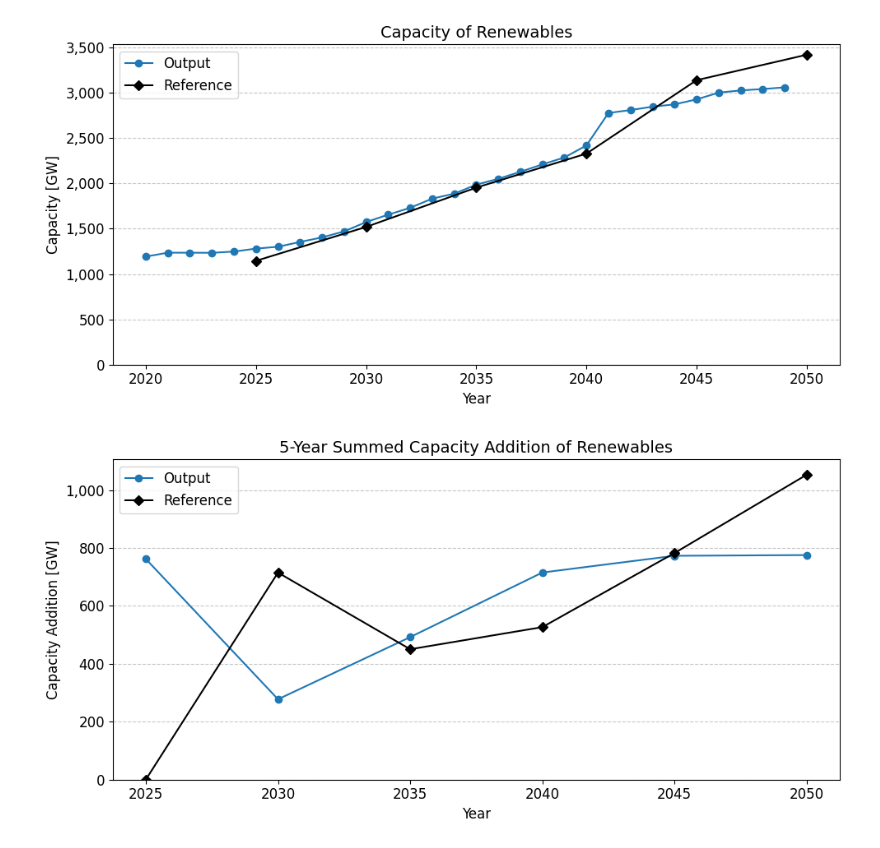
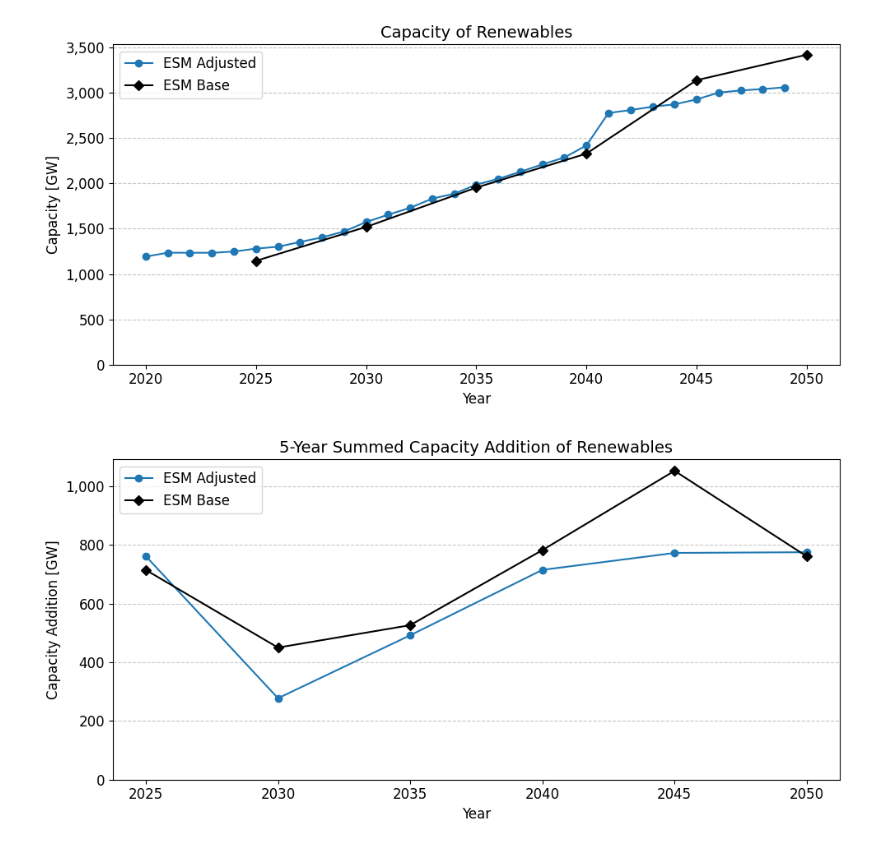
Before and after one commit to NicolaL1/ZEN-garden_SP, a Jupyter notebook: Data/energy_sytem/ESM_dataset_vs_example.ipynb, the cells around one changed output. Saved outputs shown, nothing was run; the diff lists cells and outputs as text; code cells hidden in the pictures.

```diff
--- a/Data/energy_sytem/ESM_dataset_vs_example.ipynb
+++ b/Data/energy_sytem/ESM_dataset_vs_example.ipynb
@@ -11,19 +11,24 @@ input_datasets = [
     'energy_transition_example_output',
 ]
 
-input_labels = ['output', 'reference']
+input_labels = ['ESM_adjusted', 'ESM_base']
 
 paths_input = [os.path.join("outputs", name) for name in input_datasets]
 results_input = [Results(path) for path in paths_input]
 
 input_start_years = {
-    'output': 2020,
-    'reference': 2025,
+    'ESM_adjusted': 2020,
+    'ESM_base': 2025,
 }
 
 input_intervals = {
-    'output': 1,
-    'reference': 5,
+    'ESM_adjusted': 1,
+    'ESM_base': 5,
+}
+
+label_names = {
+    'ESM_adjusted': 'ESM Adjusted',
+    'ESM_base': 'ESM Base'
 }
 
 conversion_techs = ['photovoltaics', 'wind_onshore', 'wind_offshore', 'heat_pump']
@@ -36,13 +41,13 @@ os.makedirs(save_path, exist_ok=True)
 plt.rcParams.update({'font.size': 12})
 
 marker_styles = {
-    'output': 'o',
-    'reference': 'D',
+    'ESM_adjusted': 'o',
+    'ESM_base': 'D',
 }
 
 colors = {
-    'output': '#1f77b4',
-    'reference': 'black'
+    'ESM_adjusted': '#1f77b4',
+    'ESM_base': 'black'
 }
 
 # === Cost Comparison Plot ===
@@ -60,7 +65,7 @@ try:
                  linestyle='-',
                  linewidth=1.5,
                  color=colors[label],
-                 label=label.capitalize())
+                 label=label_names[label])
 
     plt.title('Total Energy System Cost', fontsize=14)
     plt.xlabel('Year')
@@ -73,15 +78,16 @@ try:
 except Exception as e:
     print(f"Error plotting cost_total: {e}")
 
-# === Reusable Plot Function (Extended for tech-wise single dataset)
+
+# === Reusable Plot Function
 def plot_series(title, y_label, component, tech_filter=None, binning=False, ylim_bottom=0, split_techs_by_dataset=False, legend_loc='upper left'):
     try:
         plt.figure(figsize=(10, 5))
 
         if split_techs_by_dataset:
-            # Only for 'output' dataset
-            res = results_input[input_labels.index('output')]
-            label = 'output'
+            # Only for 'ESM_adjusted' dataset
+            res = results_input[input_labels.index('ESM_adjusted')]
+            label = 'ESM_adjusted'
             df = res.get_total(component)
             start_year = input_start_years[label]
             step = input_intervals.get(label, 1)
@@ -99,19 +105,18 @@ def plot_series(title, y_label, component, tech_filter=None, binning=False, ylim
                     df_tech = df.loc[df.index.get_level_values('technology') == tech]
                     total = df_tech.sum(axis=0)
 
-                    if binning:
+                    if binning and label == 'ESM_adjusted':
                         bin_edges = [2020, 2025, 2030, 2035, 2040, 2045, 2050]
                         bin_labels = [2025, 2030, 2035, 2040, 2045, 2050]
                         binned = pd.cut(total.index, bins=bin_edges, labels=bin_labels, right=False)
                         total = total.groupby(binned, observed=False).sum()
                         total.index = total.index.astype(int)
 
-                    label = custom_labels.get(tech, tech)
                     plt.plot(total.index, total.values,
                              marker='o',
                              linestyle='-',
                              linewidth=1.5,
-                             label=label)
+                             label=custom_labels.get(tech, tech))
 
             plt.ylim(bottom=-10)
 
@@ -127,7 +132,7 @@ def plot_series(title, y_label, component, tech_filter=None, binning=False, ylim
 
                 total = df.sum(axis=0)
 
-                if binning:
+                if binning and label == 'ESM_adjusted':  # Only bin adjusted dataset
                     bin_edges = [2020, 2025, 2030, 2035, 2040, 2045, 2050]
                     bin_labels = [2025, 2030, 2035, 2040, 2045, 2050]
                     binned = pd.cut(total.index, bins=bin_edges, labels=bin_labels, right=False)
@@ -139,7 +144,7 @@ def plot_series(title, y_label, component, tech_filter=None, binning=False, ylim
                          linestyle='-',
                          linewidth=1.5,
                          color=colors[label],
-                         label=label.capitalize())
+                         label=label_names[label])
 
             plt.ylim(bottom=ylim_bottom)
 
@@ -156,7 +161,6 @@ def plot_series(title, y_label, component, tech_filter=None, binning=False, ylim
 
     except Exception as e:
         print(f"Error plotting {title.lower()}: {e}")
-
 
 
 # === Plot Calls
@@ -224,2 +228,2 @@ plot_series(
-[figure, old version]
+[figure, new version]
-[figure, old version]
+[figure, new version]
```
Also changed, not shown: parts of 1 cell of this notebook.
